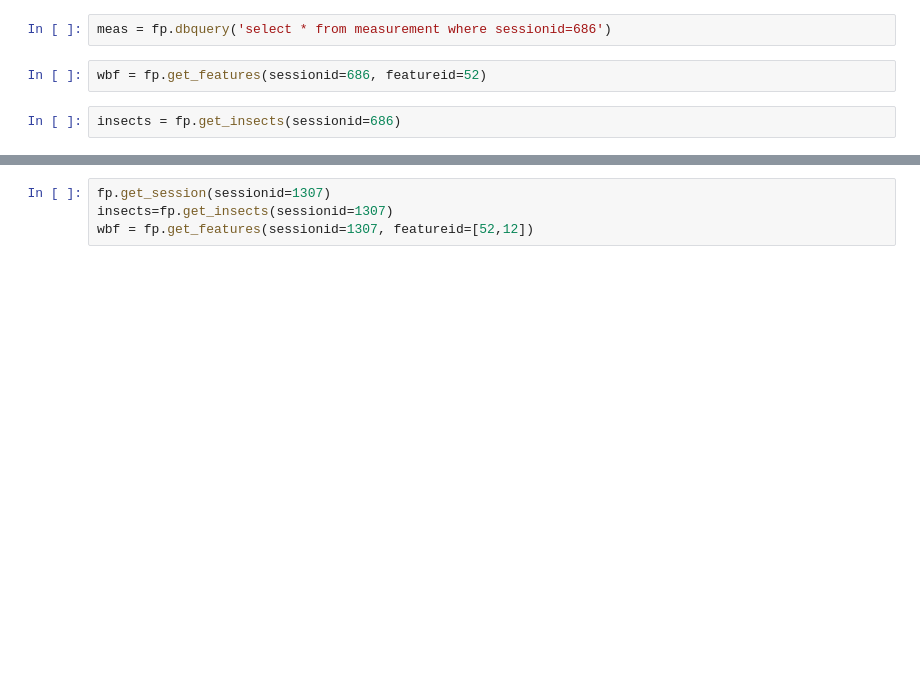
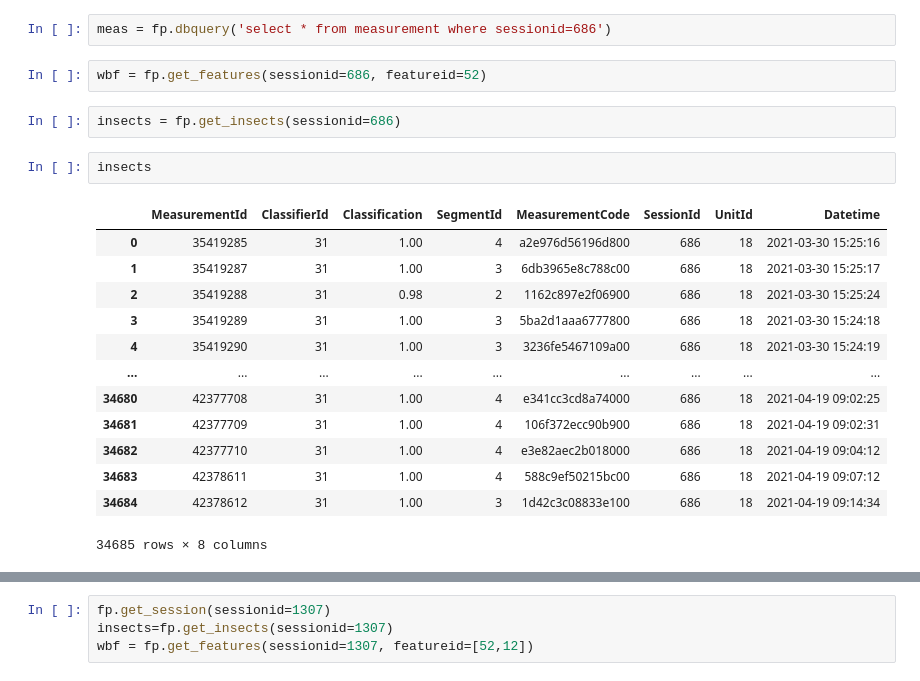
Before and after one commit to nikolajsheller/02456-2021-project, a Jupyter notebook: freq_estimation.ipynb, the cells around one changed output, grey strips where cells are left out. Cells and saved outputs as stored; diff of their text form; blank space fills up the shorter version.

```diff
--- a/freq_estimation.ipynb
+++ b/freq_estimation.ipynb
@@ -14,3 +16,19 @@ meas = fp.dbquery('select * from measurement where sessionid=686')
 wbf = fp.get_features(sessionid=686, featureid=52)
 # %%
 insects = fp.get_insects(sessionid=686)
+# %%
+insects
+# %% [output]
+|  | MeasurementId | ClassifierId | Classification | SegmentId | MeasurementCode | SessionId | UnitId | Datetime |
+| 0 | 35419285 | 31 | 1.00 | 4 | a2e976d56196d800 | 686 | 18 | 2021-03-30 15:25:16 |
+| 1 | 35419287 | 31 | 1.00 | 3 | 6db3965e8c788c00 | 686 | 18 | 2021-03-30 15:25:17 |
+| 2 | 35419288 | 31 | 0.98 | 2 | 1162c897e2f06900 | 686 | 18 | 2021-03-30 15:25:24 |
+| 3 | 35419289 | 31 | 1.00 | 3 | 5ba2d1aaa6777800 | 686 | 18 | 2021-03-30 15:24:18 |
+| 4 | 35419290 | 31 | 1.00 | 3 | 3236fe5467109a00 | 686 | 18 | 2021-03-30 15:24:19 |
+| ... | ... | ... | ... | ... | ... | ... | ... | ... |
+| 34680 | 42377708 | 31 | 1.00 | 4 | e341cc3cd8a74000 | 686 | 18 | 2021-04-19 09:02:25 |
+| 34681 | 42377709 | 31 | 1.00 | 4 | 106f372ecc90b900 | 686 | 18 | 2021-04-19 09:02:31 |
+| 34682 | 42377710 | 31 | 1.00 | 4 | e3e82aec2b018000 | 686 | 18 | 2021-04-19 09:04:12 |
+| 34683 | 42378611 | 31 | 1.00 | 4 | 588c9ef50215bc00 | 686 | 18 | 2021-04-19 09:07:12 |
+| 34684 | 42378612 | 31 | 1.00 | 3 | 1d42c3c08833e100 | 686 | 18 | 2021-04-19 09:14:34 |
+34685 rows × 8 columns
```
Also changed, not shown: parts of 13 cells of this notebook, 3 other files.
